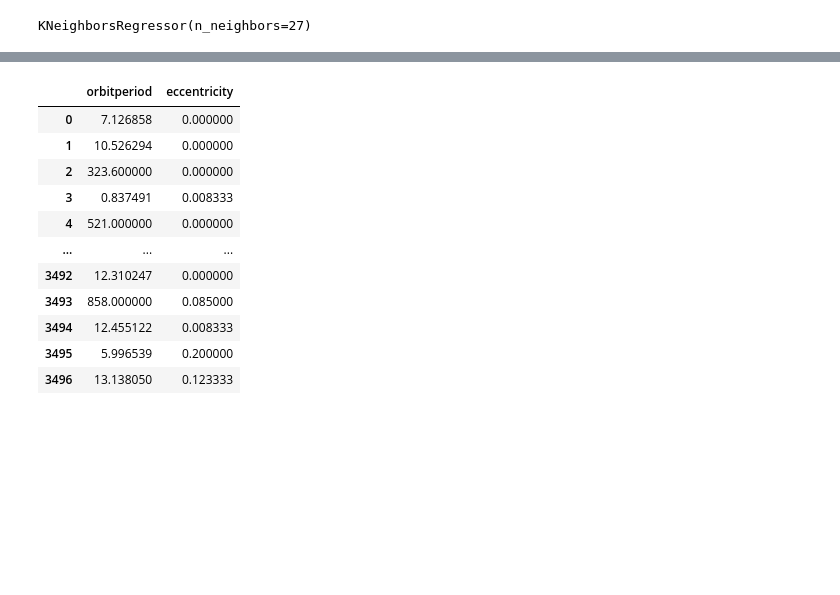
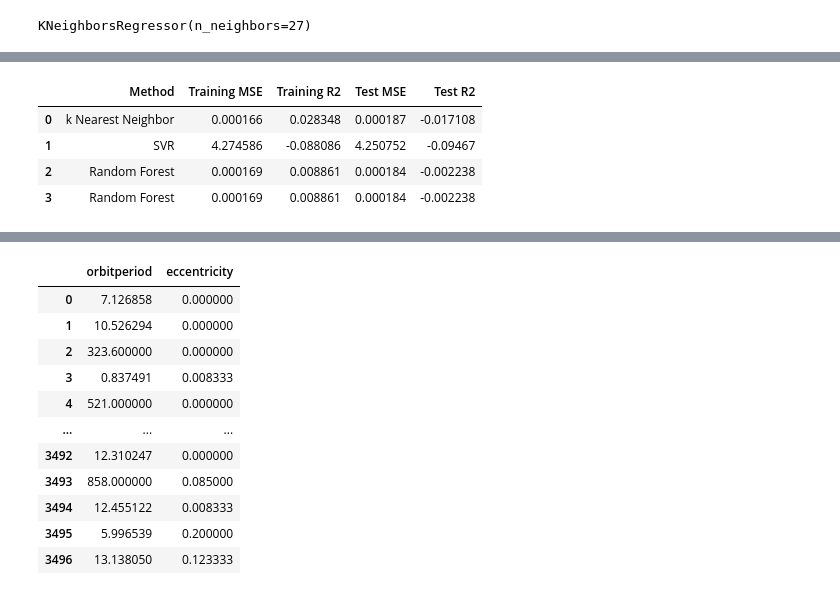
Before and after one commit to jbravo87/blog-projects, a Jupyter notebook: exoplanet_data_notebook.ipynb, the cells around one changed output, grey strips where cells are left out. Saved outputs shown, nothing was run; the diff lists cells and outputs as text; code cells hidden in the pictures; blank space fills up the shorter version.

```diff
--- a/exoplanet_data_notebook.ipynb
+++ b/exoplanet_data_notebook.ipynb
@@ -343,0 +388,6 @@ KNeighborsRegressor(n_neighbors=27)
+# %%
+# Model performance metrics for random forest model.
+rf_train_1_mse = mean_squared_error(y1_train, y_rf1_train_pred)
+rf_train_1_r2 = r2_score(y1_train, y_rf1_train_pred)
+rf_test_1_mse = mean_squared_error(y1_test, y_rf1_test_pred)
+rf_test_1_r2 = r2_score(y1_test, y_rf1_test_pred)
@@ -343,0 +401,9 @@ KNeighborsRegressor(n_neighbors=27)
+# %%
+results_1 = pd.concat([results_1, rf1_results], axis = 0, ignore_index = True)
+results_1
+# %% [output]
+|  | Method | Training MSE | Training R2 | Test MSE | Test R2 |
+| 0 | k Nearest Neighbor | 0.000166 | 0.028348 | 0.000187 | -0.017108 |
+| 1 | SVR | 4.274586 | -0.088086 | 4.250752 | -0.09467 |
+| 2 | Random Forest | 0.000169 | 0.008861 | 0.000184 | -0.002238 |
+| 3 | Random Forest | 0.000169 | 0.008861 | 0.000184 | -0.002238 |
```
Also changed, not shown: parts of 58 cells of this notebook.
